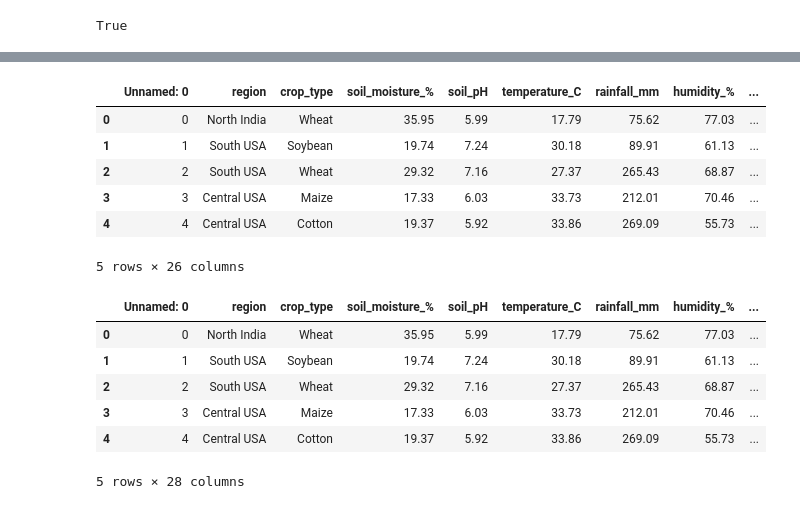
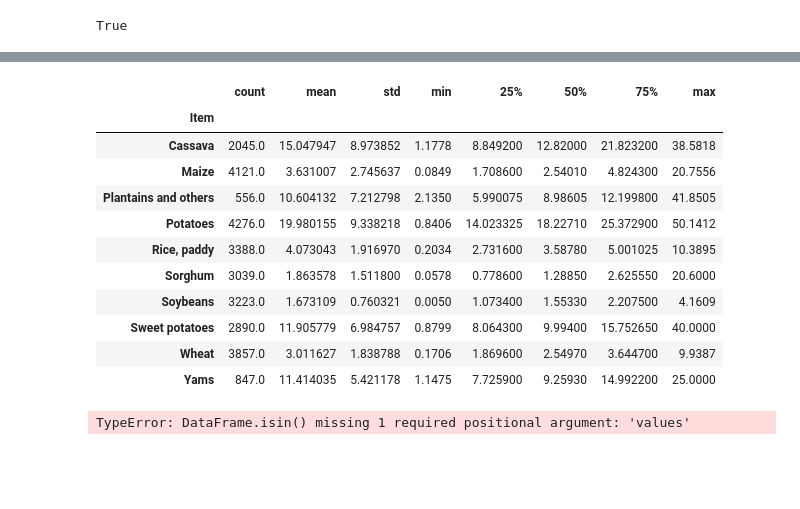
Before and after one commit to F1zhen/Yield_predictionML, a Jupyter notebook: src/data_preprocessing.ipynb, the cells around one changed output, grey strips where cells are left out. Cells and saved outputs as stored; diff of their text form; code cells hidden in the pictures; blank space fills up the shorter version.

```diff
--- a/src/data_preprocessing.ipynb
+++ b/src/data_preprocessing.ipynb
@@ -44,5 +49,6 @@ df
 # %%
-df.drop(columns=["farm_id", "sensor_id"], inplace=True) #clear the id columns
-df.to_csv("../data/raw/Smart_Farming_Crop_Yield_2024.csv")
-df
+categorical_cols = yield_df.select_dtypes(include=['object', 'category']).columns
+print("Категориальные признаки:", categorical_cols.tolist())
+yield_df.drop(columns=["Area"], inplace=True)
+yield_df.head()
 # %% [output]
@@ -49,0 +62,3 @@ KeyError: "['farm_id', 'sensor_id'] not found in axis"
+# %%
+yield_df["hg/ha_yield"] = yield_df["hg/ha_yield"] / 10000
+yield_df.head()
@@ -63,11 +85,5 @@ morph = WordNetLemmatizer() # for the future
 # %%
 stop_words = stopwords.words("english")
 # %%
-from sklearn.preprocessing import LabelEncoder
-
-le = LabelEncoder()
-df["fertilizer_type_le"] = le.fit_transform(df["fertilizer_type"])
-
-df.head(8)
-
-df.to_csv("../data/raw/2Smart_Farming_Crop_Yield_2024.csv")
+yield_df = yield_df.rename(columns={"hg/ha_yield" : "t/ha_yield"})
+yield_df.head(8)
@@ -74,26 +100,23 @@ df.to_csv("../data/raw/2Smart_Farming_Crop_Yield_2024.csv")
 # %%
-new_df.head()
-new_df.to_csv("../data/preprocessed/Smart_Farming_Crop_Yield_2024.csv")
+yield_df.groupby("Item")["t/ha_yield"].describe()
+# %% [output]
+|  | count | mean | std | min | 25% | 50% | 75% | max |
+| Item |  |  |  |  |  |  |  |  |
+| Cassava | 2045.0 | 15.047947 | 8.973852 | 1.1778 | 8.849200 | 12.82000 | 21.823200 | 38.5818 |
+| Maize | 4121.0 | 3.631007 | 2.745637 | 0.0849 | 1.708600 | 2.54010 | 4.824300 | 20.7556 |
+| Plantains and others | 556.0 | 10.604132 | 7.212798 | 2.1350 | 5.990075 | 8.98605 | 12.199800 | 41.8505 |
+| Potatoes | 4276.0 | 19.980155 | 9.338218 | 0.8406 | 14.023325 | 18.22710 | 25.372900 | 50.1412 |
+| Rice, paddy | 3388.0 | 4.073043 | 1.916970 | 0.2034 | 2.731600 | 3.58780 | 5.001025 | 10.3895 |
+| Sorghum | 3039.0 | 1.863578 | 1.511800 | 0.0578 | 0.778600 | 1.28850 | 2.625550 | 20.6000 |
+| Soybeans | 3223.0 | 1.673109 | 0.760321 | 0.0050 | 1.073400 | 1.55330 | 2.207500 | 4.1609 |
+| Sweet potatoes | 2890.0 | 11.905779 | 6.984757 | 0.8799 | 8.064300 | 9.99400 | 15.752650 | 40.0000 |
+| Wheat | 3857.0 | 3.011627 | 1.838788 | 0.1706 | 1.869600 | 2.54970 | 3.644700 | 9.9387 |
+| Yams | 847.0 | 11.414035 | 5.421178 | 1.1475 | 7.725900 | 9.25930 | 14.992200 | 25.0000 |
 # %%
-df.head() #i deleted all future features, to avoid the problems during the train
+yield_df.isin().count()
 # %% [output]
-|  | Unnamed: 0 | region | crop_type | soil_moisture_% | soil_pH | temperature_C | rainfall_mm | humidity_% | ... |
-| 0 | 0 | North India | Wheat | 35.95 | 5.99 | 17.79 | 75.62 | 77.03 | ... |
-| 1 | 1 | South USA | Soybean | 19.74 | 7.24 | 30.18 | 89.91 | 61.13 | ... |
-| 2 | 2 | South USA | Wheat | 29.32 | 7.16 | 27.37 | 265.43 | 68.87 | ... |
-| 3 | 3 | Central USA | Maize | 17.33 | 6.03 | 33.73 | 212.01 | 70.46 | ... |
-| 4 | 4 | Central USA | Cotton | 19.37 | 5.92 | 33.86 | 269.09 | 55.73 | ... |
-5 rows × 26 columns
+TypeError: DataFrame.isin() missing 1 required positional argument: 'values'
 # %%
-df["sowing_month"] = pd.to_datetime(df["sowing_date"]).dt.month
-df["sowing_season"] = pd.to_datetime(df["sowing_date"]).dt.month % 12 // 3 + 1
-df.head()
+X = yield_df.drop(columns=["t/ha_yield"])
+y = yield_df["t/ha_yield"]
-# %% [output]
-|  | Unnamed: 0 | region | crop_type | soil_moisture_% | soil_pH | temperature_C | rainfall_mm | humidity_% | ... |
-| 0 | 0 | North India | Wheat | 35.95 | 5.99 | 17.79 | 75.62 | 77.03 | ... |
-| 1 | 1 | South USA | Soybean | 19.74 | 7.24 | 30.18 | 89.91 | 61.13 | ... |
-| 2 | 2 | South USA | Wheat | 29.32 | 7.16 | 27.37 | 265.43 | 68.87 | ... |
-| 3 | 3 | Central USA | Maize | 17.33 | 6.03 | 33.73 | 212.01 | 70.46 | ... |
-| 4 | 4 | Central USA | Cotton | 19.37 | 5.92 | 33.86 | 269.09 | 55.73 | ... |
-5 rows × 28 columns
 # %%
```
Also changed, not shown: parts of 11 cells of this notebook, 17 other files.
